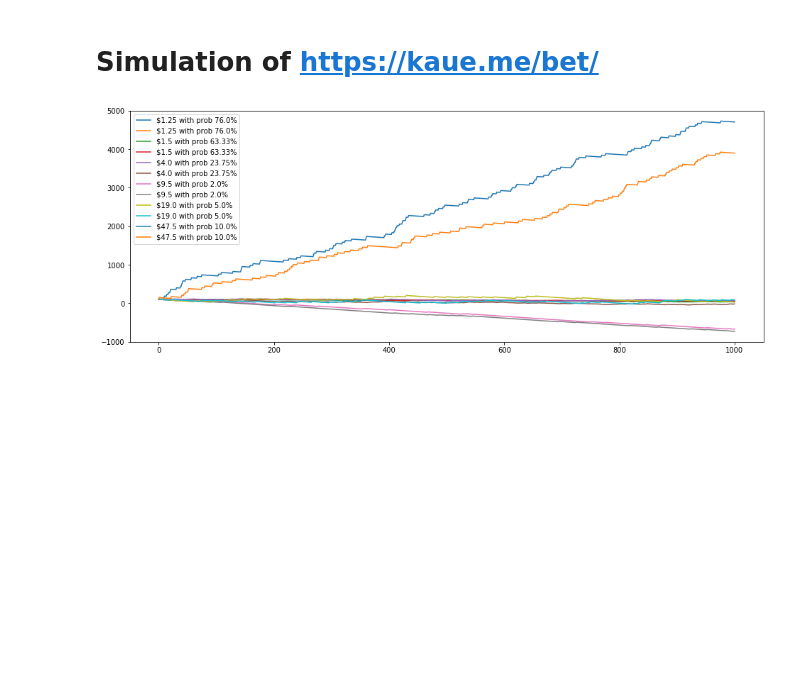
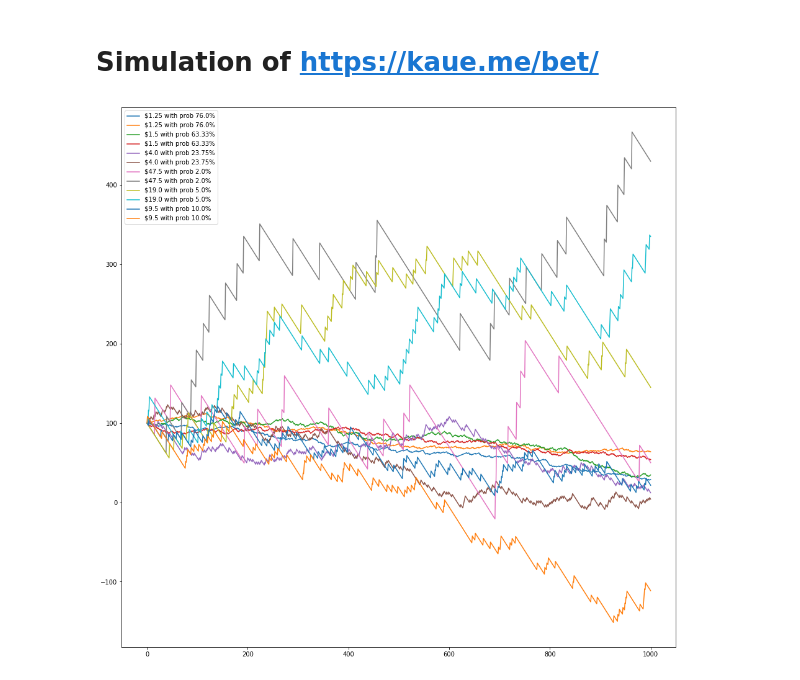
Before and after one commit to sashabaranov/Betting, a Jupyter notebook: Betting.ipynb, the cells around one changed output. Drawn from its saved outputs; the diff is of its cells as text; code cells hidden in the pictures; blank space fills up the shorter version.

```diff
--- a/Betting.ipynb
+++ b/Betting.ipynb
@@ -12,9 +12,9 @@ configs = [
     {"prize": 1.50, "prob": 0.6333},
     {"prize": 4.00, "prob": 0.2375},
 
-    {"prize": 9.50, "prob": 0.02},
+    {"prize": 47.5, "prob": 0.02},
     {"prize": 19.0, "prob": 0.05},
-    {"prize": 47.5, "prob": 0.1},
+    {"prize": 9.50, "prob": 0.1},
 ]
 # %%
 random.seed(1)
@@ -27,12 +27,12 @@ def simulate(prize, prob, bets=500, balance=100., bet=1.0):
         balances.append(balance)
     return balances
 # %%
-plt.figure(figsize=(16, 6))
+plt.figure(figsize=(16, 16))
 
 for cfg in configs:
     for _ in range(2):
         prize, prob = cfg["prize"], cfg["prob"]
         dataset = simulate(prize, prob, bets=1000)
         sns.lineplot(range(len(dataset)), dataset, label=f"${prize} with prob {prob*100}%")
 # %% [output]
-[figure, old version]
+[figure, new version]
```
